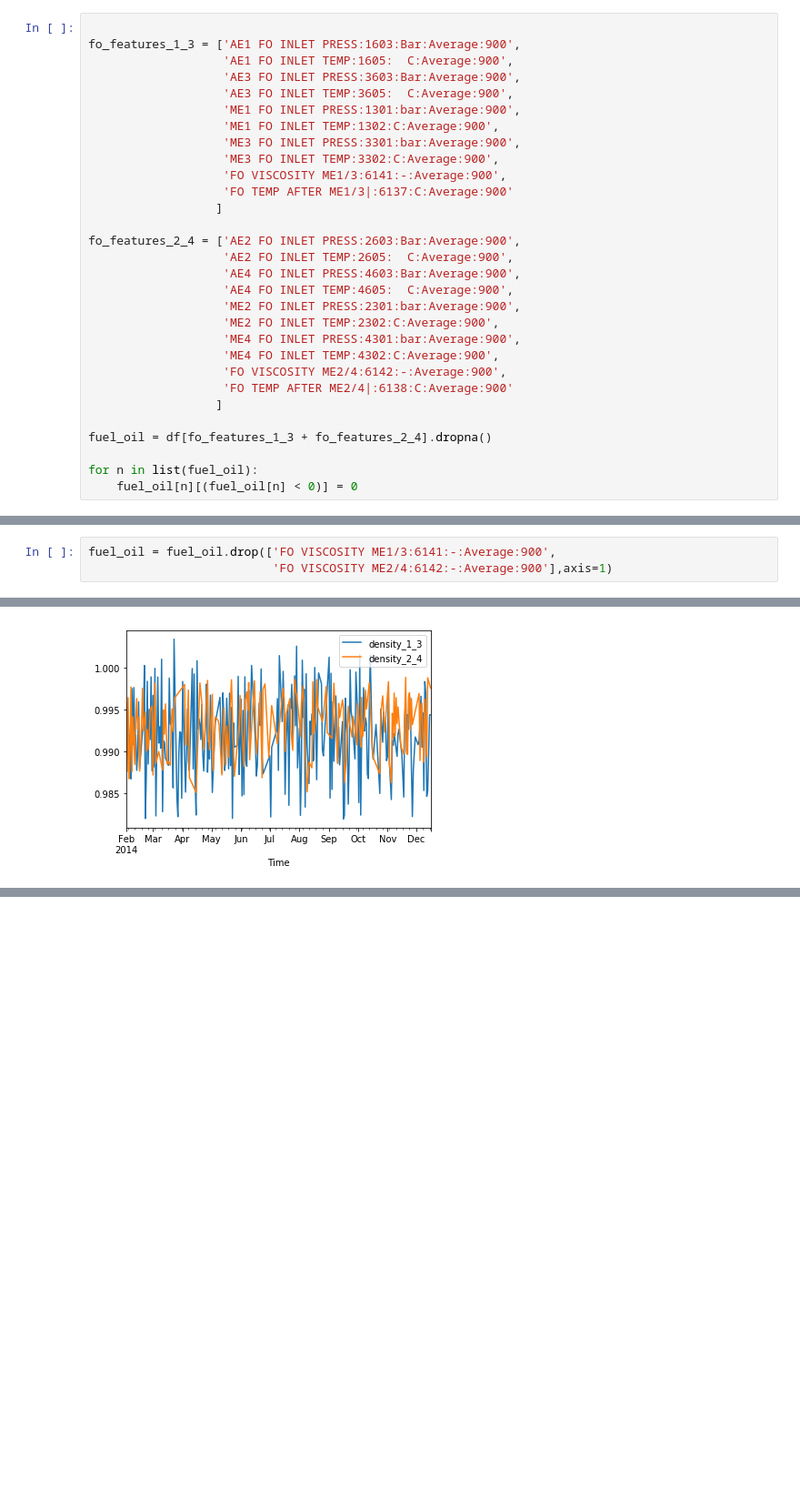
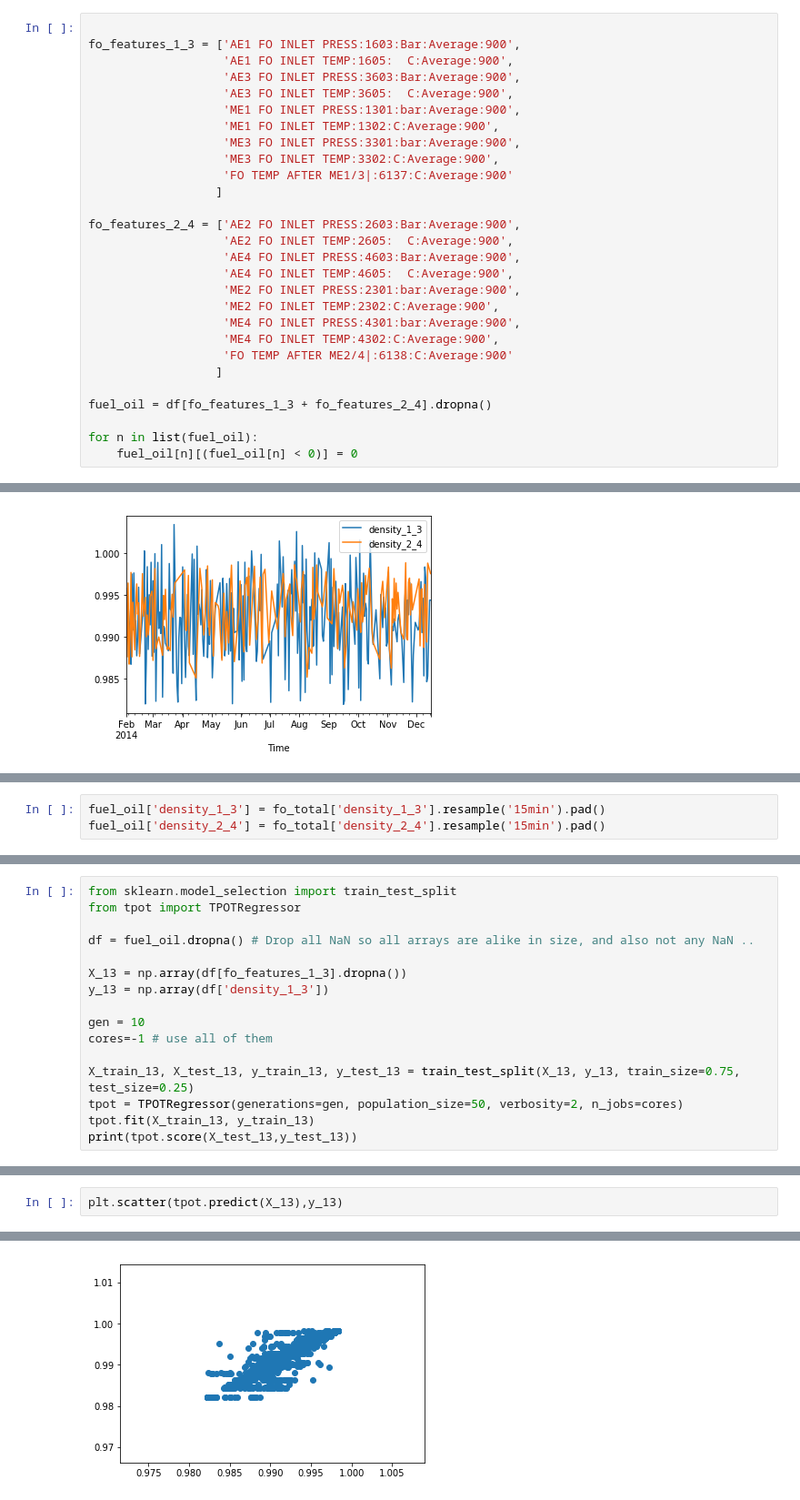
Before and after one commit to frahlg/ML-FO_Flow, a Jupyter notebook: Method-FO-calc.ipynb, the cells around one changed output, grey strips where cells are left out. Shown: that part at 91% size. Cells and saved outputs as stored; diff of their text form; blank space fills up the shorter version.

Commit message:
model1

```diff
--- a/Method-FO-calc.ipynb
+++ b/Method-FO-calc.ipynb
@@ -131,7 +124,6 @@ fo_features_1_3 = ['AE1 FO INLET PRESS:1603:Bar:Average:900',
                    'ME1 FO INLET TEMP:1302:C:Average:900',
                    'ME3 FO INLET PRESS:3301:bar:Average:900',
                    'ME3 FO INLET TEMP:3302:C:Average:900',
-                   'FO VISCOSITY ME1/3:6141:-:Average:900',
                    'FO TEMP AFTER ME1/3|:6137:C:Average:900'
                   ]
 
@@ -143,7 +135,6 @@ fo_features_2_4 = ['AE2 FO INLET PRESS:2603:Bar:Average:900',
                    'ME2 FO INLET TEMP:2302:C:Average:900',
                    'ME4 FO INLET PRESS:4301:bar:Average:900',
                    'ME4 FO INLET TEMP:4302:C:Average:900',
-                   'FO VISCOSITY ME2/4:6142:-:Average:900',
                    'FO TEMP AFTER ME2/4|:6138:C:Average:900'
                   ]
 
@@ -187,6 +166,3 @@ Seems like the Viscosity is not a measured. Only values between -1 and 0. Lets s
-# %%
-fuel_oil = fuel_oil.drop(['FO VISCOSITY ME1/3:6141:-:Average:900',
-                          'FO VISCOSITY ME2/4:6142:-:Average:900'],axis=1)
 # %% [markdown]
 ## Create new column for training factor of mass flow meters and volume flow.
 # %%
@@ -289,0 +249,3 @@ fo_1_3_total['density'].plot()
+# %%
+fuel_oil['density_1_3'] = fo_total['density_1_3'].resample('15min').pad()
+fuel_oil['density_2_4'] = fo_total['density_2_4'].resample('15min').pad()
@@ -289,0 +259,16 @@ fo_1_3_total['density'].plot()
+# %%
+from sklearn.model_selection import train_test_split
+from tpot import TPOTRegressor
+
+df = fuel_oil.dropna() # Drop all NaN so all arrays are alike in size, and also not any NaN ..
+
+X_13 = np.array(df[fo_features_1_3].dropna())
+y_13 = np.array(df['density_1_3'])
+
+gen = 10
+cores=-1 # use all of them
+
+X_train_13, X_test_13, y_train_13, y_test_13 = train_test_split(X_13, y_13, train_size=0.75, test_size=0.25)
+tpot = TPOTRegressor(generations=gen, population_size=50, verbosity=2, n_jobs=cores)
+tpot.fit(X_train_13, y_train_13)
+print(tpot.score(X_test_13,y_test_13))
@@ -289,0 +299,3 @@ fo_1_3_total['density'].plot()
+# %%
+plt.scatter(tpot.predict(X_13),y_13)
+# %% [output]
@@ -289,0 +303 @@ fo_1_3_total['density'].plot()
+[figure, added]
```
Also changed, not shown: parts of 12 cells of this notebook.
